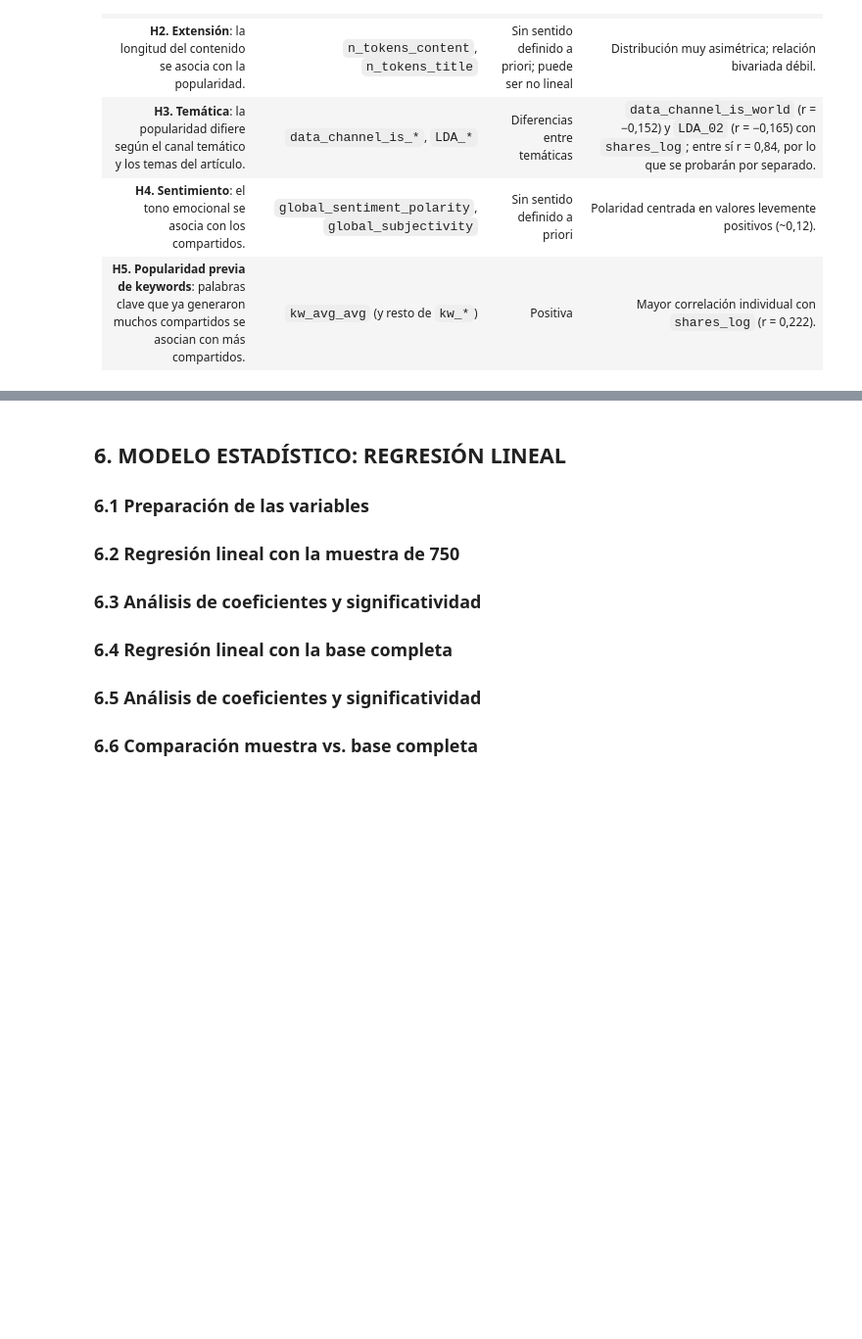
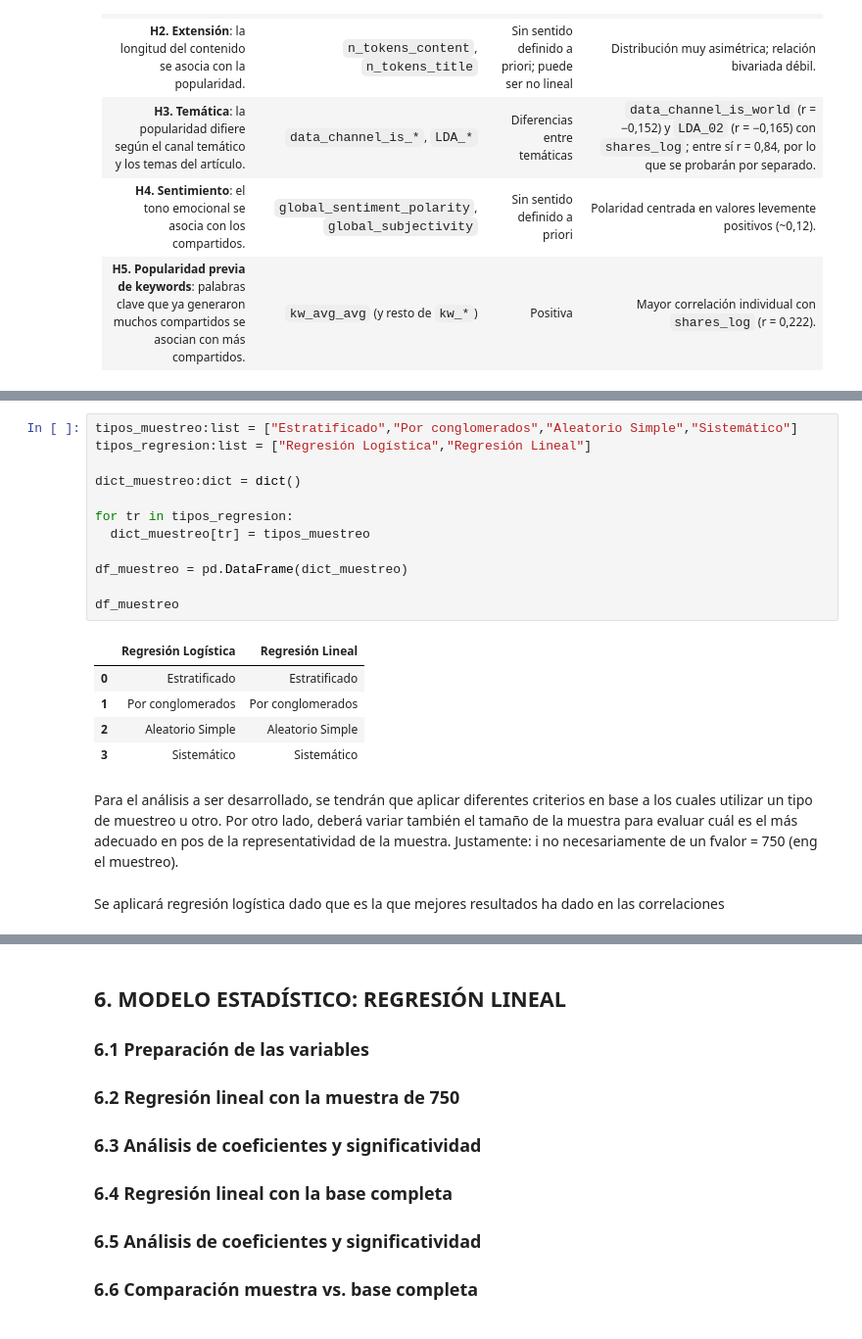
Before and after one commit to gleo1973/tp-metodos-predictivos-2c2026, a Jupyter notebook: Metodos_Predictivos_TP_2026_estructurado_grupal(1).ipynb, the cells around one changed output, grey strips where cells are left out. Shown at 98% size. Drawn from its saved outputs; the diff is of its cells as text; blank space fills up the shorter version.

Commit message:
Muestreo - A completar. Facilitamiento de código.
Un friendly reminder de la Urgencia actual.

```diff
--- a/Metodos_Predictivos_TP_2026_estructurado_grupal(1).ipynb
+++ b/Metodos_Predictivos_TP_2026_estructurado_grupal(1).ipynb
@@ -1427,0 +2090,24 @@ Cada hipótesis se vincula con variables concretas del dataset y se evaluará en
+# %%
+tipos_muestreo:list = ["Estratificado","Por conglomerados","Aleatorio Simple","Sistemático"]
+tipos_regresion:list = ["Regresión Logística","Regresión Lineal"]
+
+dict_muestreo:dict = dict()
+
+for tr in tipos_regresion:
+  dict_muestreo[tr] = tipos_muestreo
+
+df_muestreo = pd.DataFrame(dict_muestreo)
+
+df_muestreo
+# %% [output]
+|  | Regresión Logística | Regresión Lineal |
+| 0 | Estratificado | Estratificado |
+| 1 | Por conglomerados | Por conglomerados |
+| 2 | Aleatorio Simple | Aleatorio Simple |
+| 3 | Sistemático | Sistemático |
+# %% [markdown]
+Para el análisis a ser desarrollado, se tendrán que aplicar diferentes criterios en base a los cuales utilizar un tipo de muestreo u otro.
+Por otro lado, deberá variar también el tamaño de la muestra para evaluar cuál es el más adecuado en pos de la representatividad de la muestra.
+Justamente: i no necesariamente de un fvalor = 750 (eng el muestreo).
+# %% [markdown]
+Se aplicará regresión logística dado que es la que mejores resultados ha dado en las correlaciones
```
Also changed, not shown: parts of 64 cells of this notebook.
